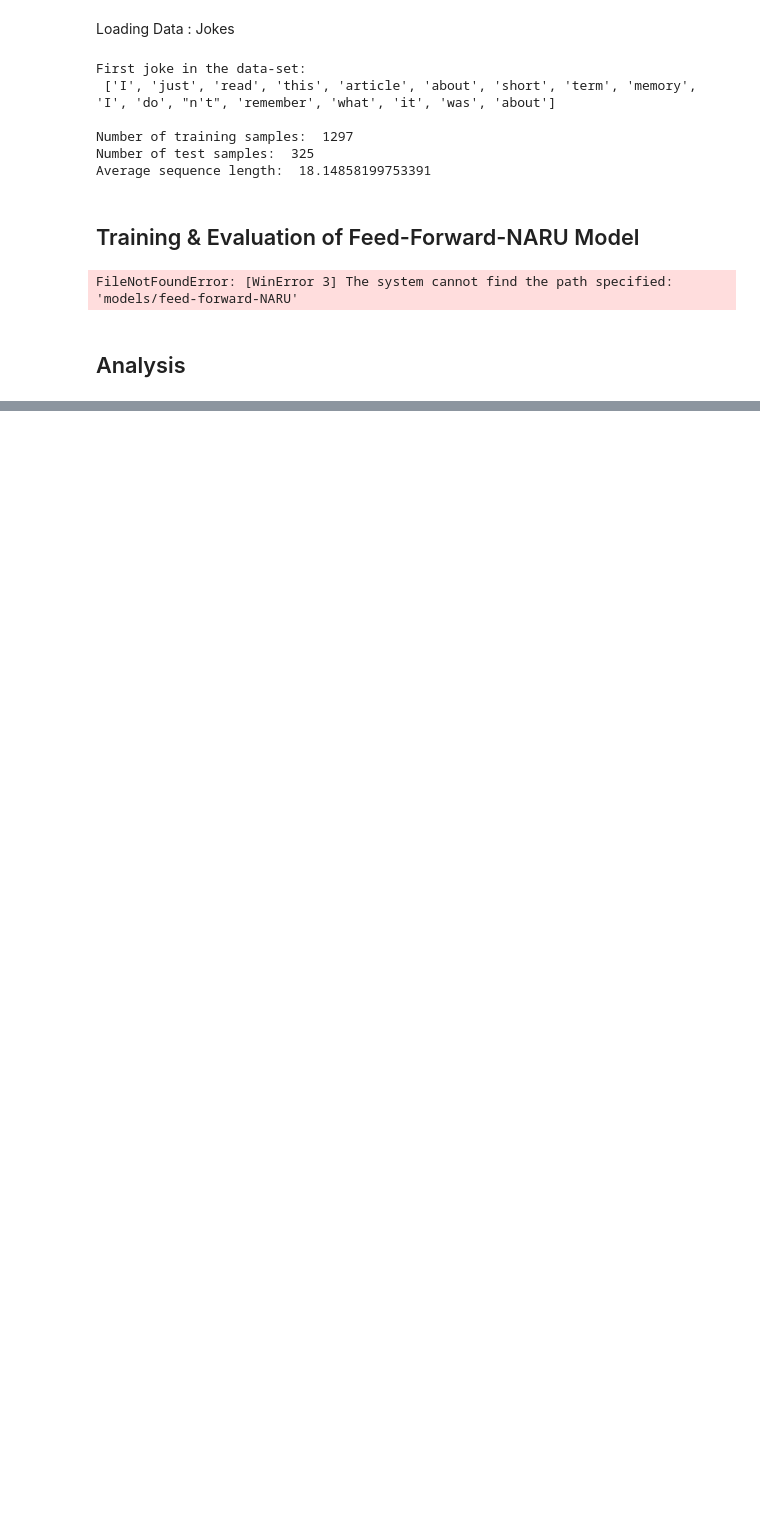
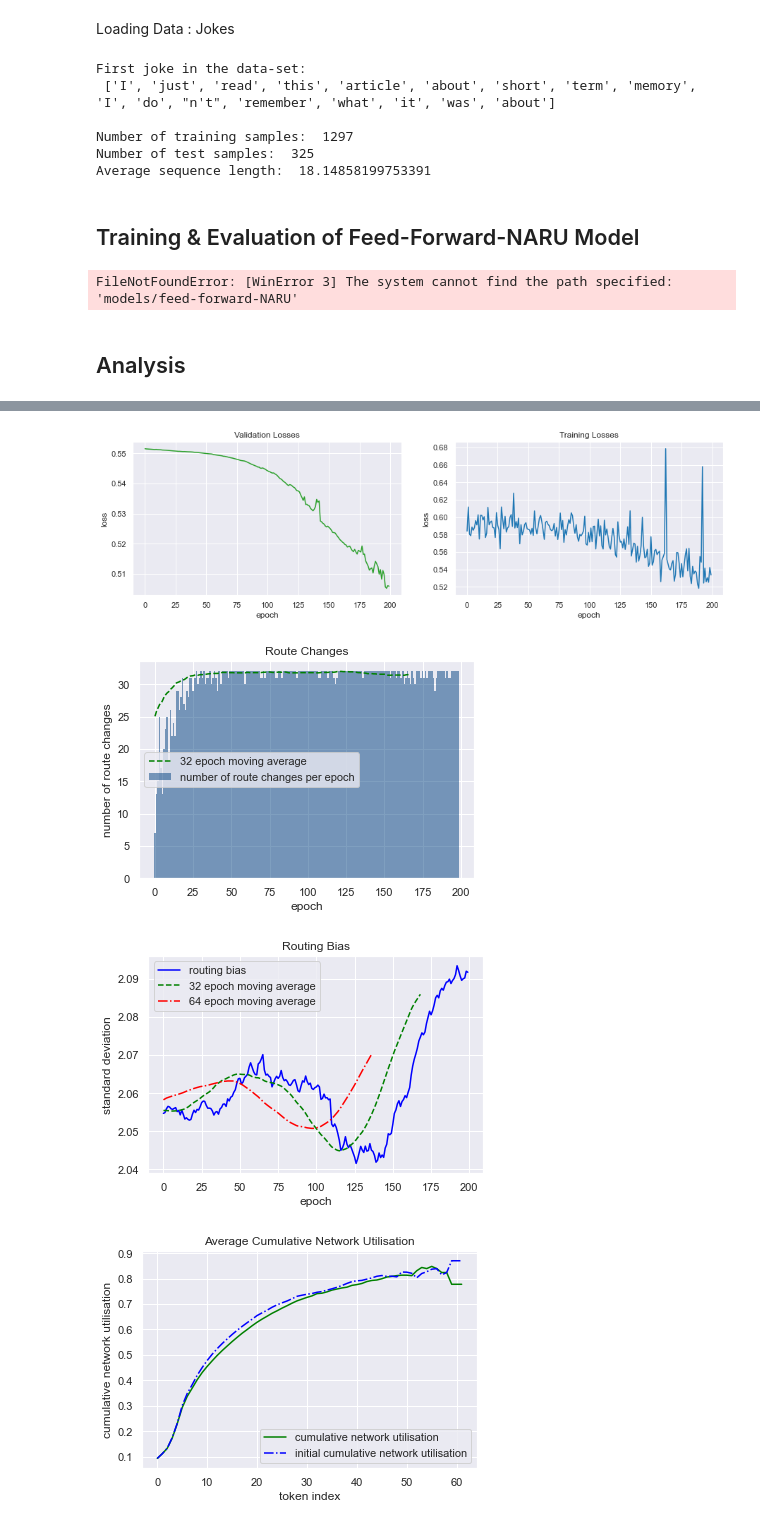
Before and after one commit to Gleethos/NARU, a Jupyter notebook: laboratory.ipynb, the cells around one changed output, grey strips where cells are left out. Cells and saved outputs as stored; diff of their text form; code cells hidden in the pictures; blank space fills up the shorter version.

```diff
--- a/laboratory.ipynb
+++ b/laboratory.ipynb
@@ -131,0 +131,21 @@ load_and_plot(data_path='models/data/', plot_path='models/plots/')
+# %%
+
+def preprocess(data):
+    training = data['loss']['training']
+    for i in range(len(training)):
+        if training[i] > 1:
+            training[i] /= 2
+    return data
+
+token = '20210520-213044'
+
+load_and_plot(
+    data_path='models/test_model/directed-NARU-net_'+token+'/data/',
+    plot_path='models/test_model/directed-NARU-net_'+token+'/plots/',
+    preprocessor=preprocess
+)
+# %% [output]
+[figure, added]
+[figure, added]
+[figure, added]
+[figure, added]
```
Also changed, not shown: parts of 3 cells of this notebook, 5 other files.
